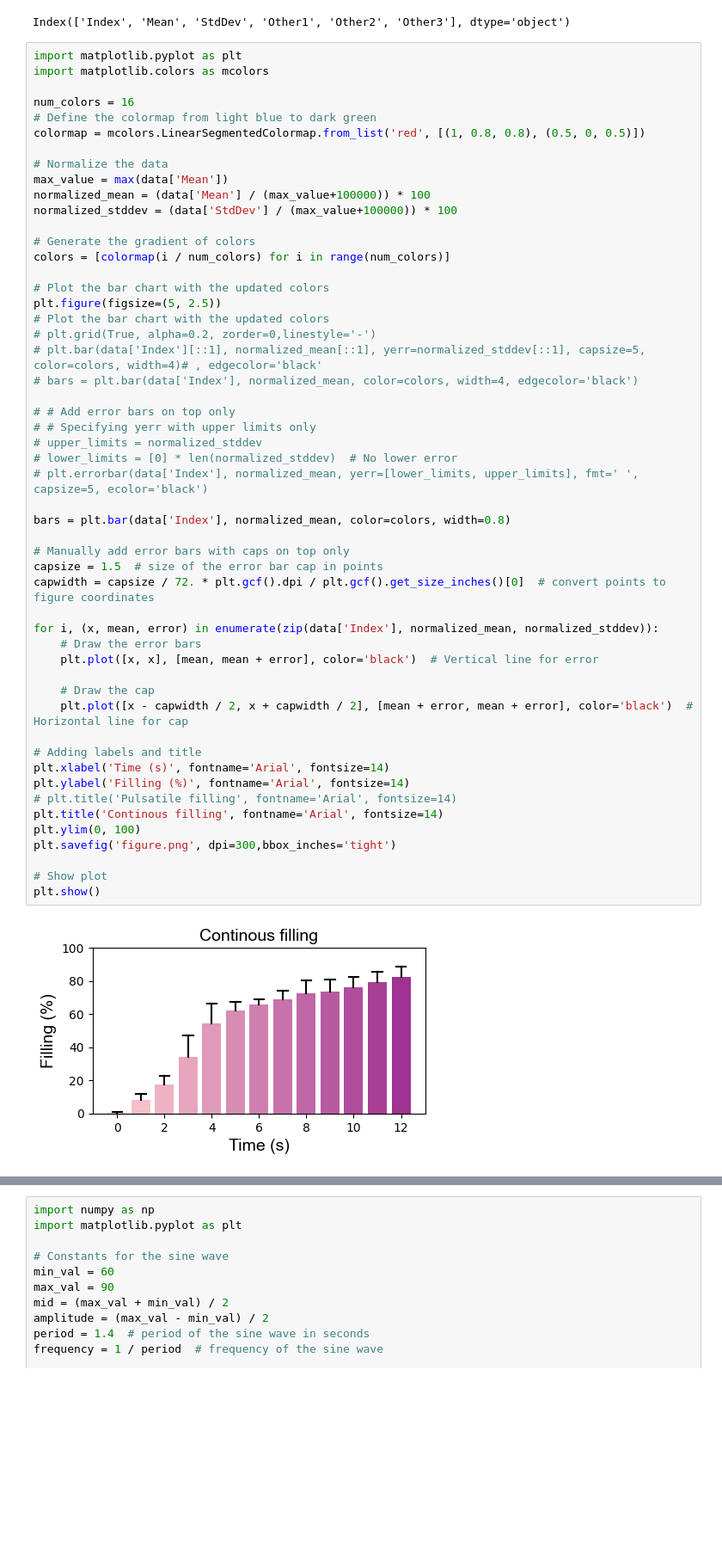
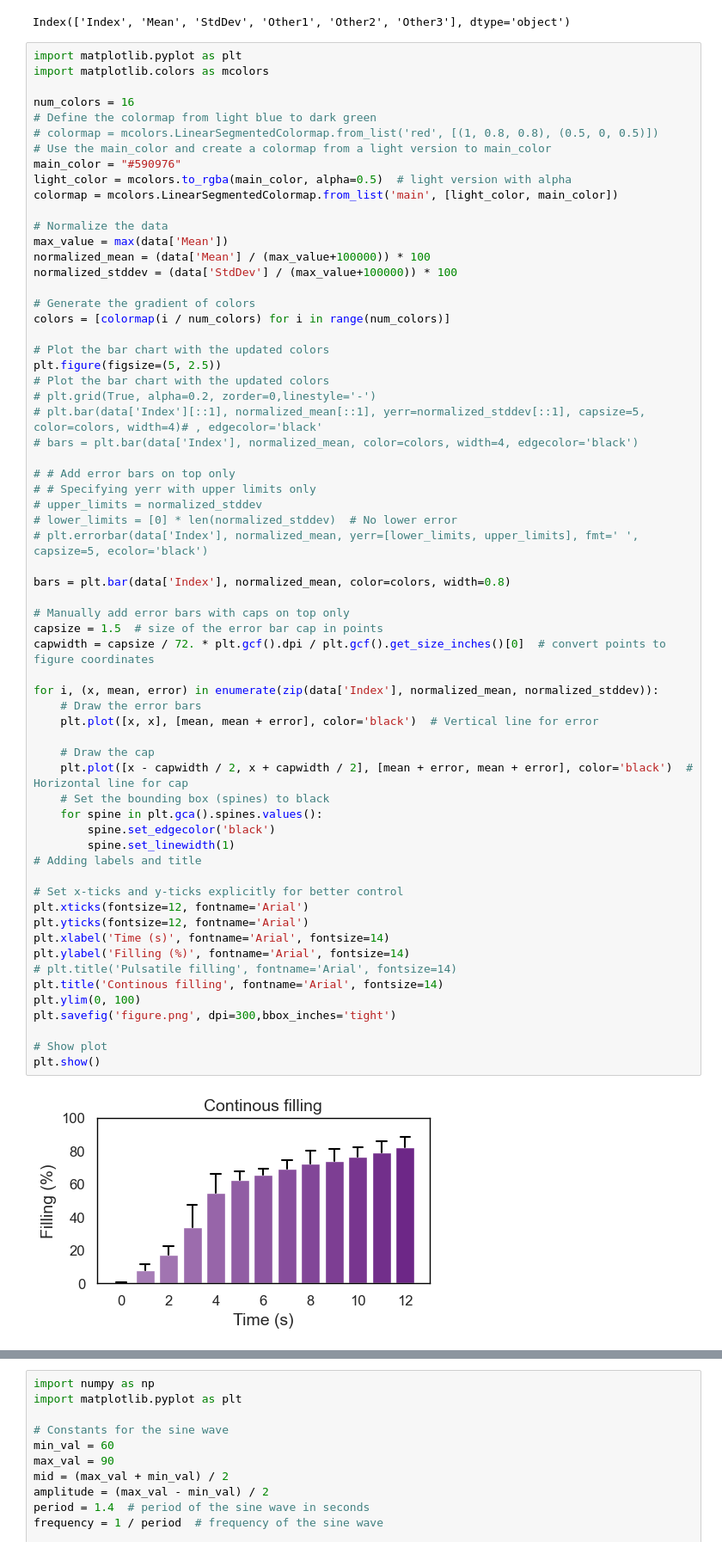
Before and after one commit to M-Medany/Ultrasound-induced-Particle-Dynamics-in-Pathological-Vascular-Vortices-, a Jupyter notebook: Plotting_filling_Aneurysm.ipynb, the cells around one changed output, grey strips where cells are left out. Shown at 86% size. Saved outputs shown, nothing was run; the diff lists cells and outputs as text; blank space fills up the shorter version.

```diff
--- a/Plotting_filling_Aneurysm.ipynb
+++ b/Plotting_filling_Aneurysm.ipynb
@@ -24,7 +24,11 @@ import matplotlib.colors as mcolors
 
 num_colors = 16
 # Define the colormap from light blue to dark green
-colormap = mcolors.LinearSegmentedColormap.from_list('red', [(1, 0.8, 0.8), (0.5, 0, 0.5)])
+# colormap = mcolors.LinearSegmentedColormap.from_list('red', [(1, 0.8, 0.8), (0.5, 0, 0.5)])
+# Use the main_color and create a colormap from a light version to main_color
+main_color = "#590976"
+light_color = mcolors.to_rgba(main_color, alpha=0.5)  # light version with alpha
+colormap = mcolors.LinearSegmentedColormap.from_list('main', [light_color, main_color])
 
 # Normalize the data
 max_value = max(data['Mean'])
@@ -43,32 +47,39 @@ plt.figure(figsize=(5, 2.5))
 
 # # Add error bars on top only
 # # Specifying yerr with upper limits only
 # upper_limits = normalized_stddev
 # lower_limits = [0] * len(normalized_stddev)  # No lower error
 # plt.errorbar(data['Index'], normalized_mean, yerr=[lower_limits, upper_limits], fmt=' ', capsize=5, ecolor='black')
 
 bars = plt.bar(data['Index'], normalized_mean, color=colors, width=0.8)
 
 # Manually add error bars with caps on top only
 capsize = 1.5  # size of the error bar cap in points
 capwidth = capsize / 72. * plt.gcf().dpi / plt.gcf().get_size_inches()[0]  # convert points to figure coordinates
 
 for i, (x, mean, error) in enumerate(zip(data['Index'], normalized_mean, normalized_stddev)):
     # Draw the error bars
     plt.plot([x, x], [mean, mean + error], color='black')  # Vertical line for error
 
     # Draw the cap
     plt.plot([x - capwidth / 2, x + capwidth / 2], [mean + error, mean + error], color='black')  # Horizontal line for cap
+    # Set the bounding box (spines) to black
+    for spine in plt.gca().spines.values():
+        spine.set_edgecolor('black')
+        spine.set_linewidth(1)
+# Adding labels and title
 
-# Adding labels and title
+# Set x-ticks and y-ticks explicitly for better control
+plt.xticks(fontsize=12, fontname='Arial')
+plt.yticks(fontsize=12, fontname='Arial')
 plt.xlabel('Time (s)', fontname='Arial', fontsize=14)
 plt.ylabel('Filling (%)', fontname='Arial', fontsize=14)
 # plt.title('Pulsatile filling', fontname='Arial', fontsize=14)
 plt.title('Continous filling', fontname='Arial', fontsize=14)
 plt.ylim(0, 100)
 plt.savefig('figure.png', dpi=300,bbox_inches='tight')
 
 # Show plot
 plt.show()
 # %% [output]
-[figure, old version]
+[figure, new version]
```
Also changed, not shown: parts of 8 cells of this notebook, 4 other files.
